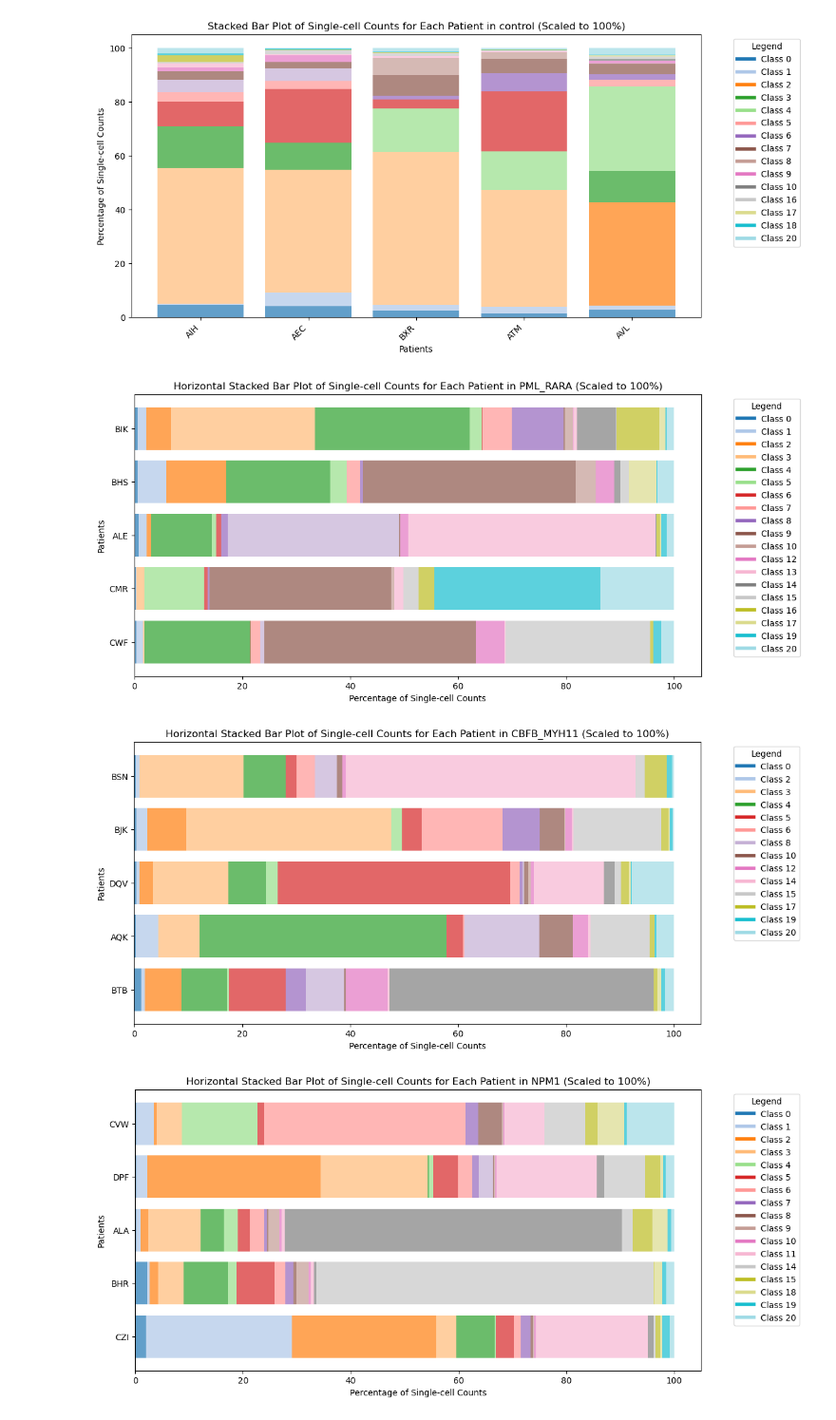
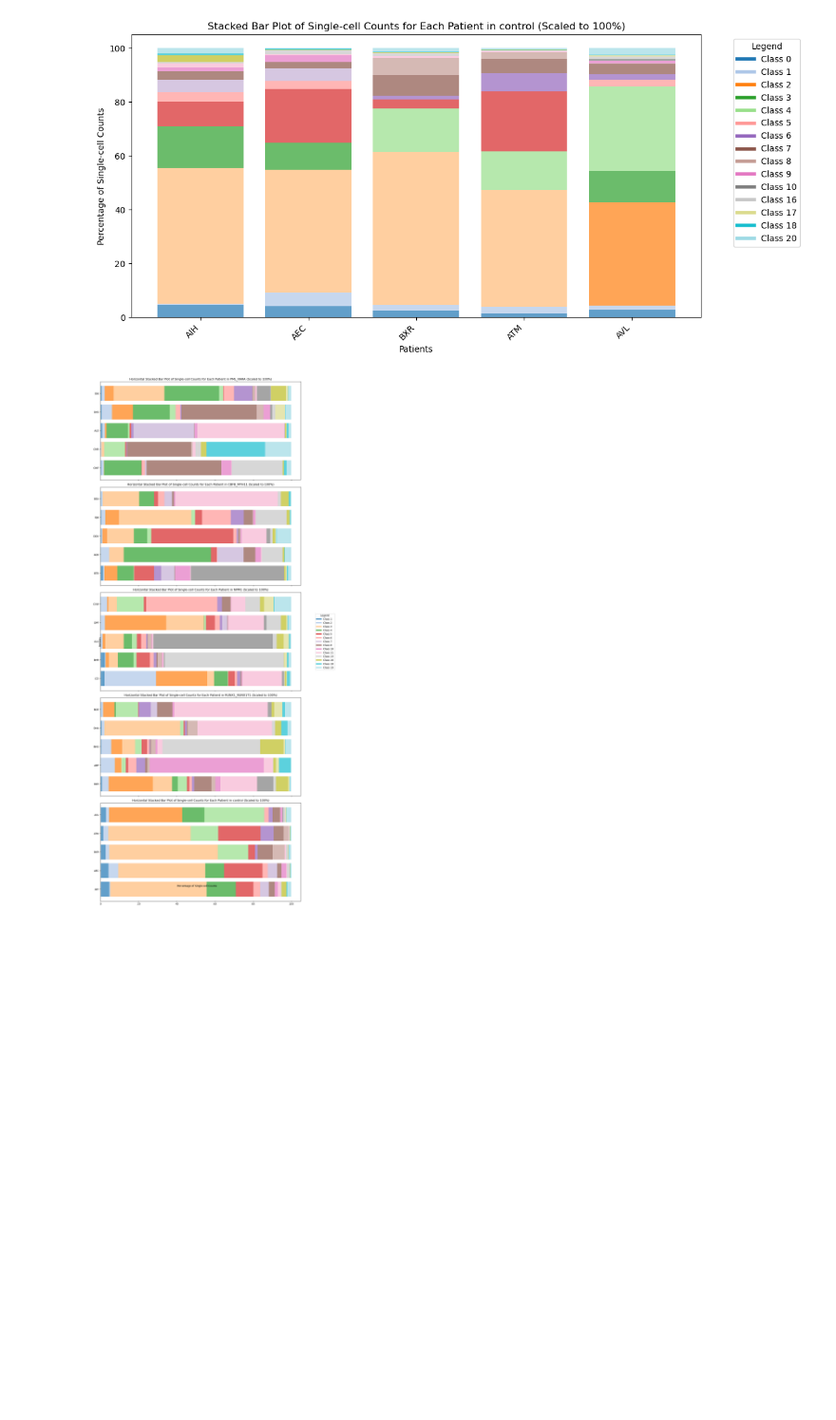
Before and after one commit to aleksandraiva/CMSCB-SCEMILA, a Jupyter notebook: SCEMILA/plot.ipynb, the cells around one changed output. Shown at 95% size. Drawn from its saved outputs; the diff is of its cells as text; code cells hidden in the pictures; blank space fills up the shorter version.

Commit message:
Improve plot

```diff
--- a/SCEMILA/plot.ipynb
+++ b/SCEMILA/plot.ipynb
@@ -187,8 +187,14 @@ for class_folder in os.listdir(data_path):
 # Path to the folder containing your subfolders
 data_path = '../data'
 
+# Initialize figure for subplots
+fig, axs = plt.subplots(nrows=len(os.listdir(data_path)), figsize=(12, 6 * len(os.listdir(data_path))), sharex=True)
+
+# Initialize legend elements for the overall plot
+legend_elements = []
+
 # Iterate over all subfolders in the data folder
-for class_folder in os.listdir(data_path):
+for i, class_folder in enumerate(os.listdir(data_path)):
     class_path = os.path.join(data_path, class_folder)
 
     # Ensure that the item is a directory
@@ -196,48 +202,50 @@ for class_folder in os.listdir(data_path):
         # Initialize lists to store data for plotting
         patient_folder_names = []
         stacked_counts_vectors = []
 
         # Iterate over all files in the folder
-        for patient_folder in os.listdir(class_path):
+        for j, patient_folder in enumerate(os.listdir(class_path)):
             if len(patient_folder) == 3:
                 probs_path = os.path.join(class_path, patient_folder) + '/single_cell_probabilities.npy'
-
-                #print(probs_path)
                 sc_probs = np.load(probs_path)
                 sc_class = np.argmax(sc_probs, axis=1)
                 counts_vector, unique_labels = get_counts_vector(sc_class)
 
                 # Normalize counts to percentages
                 counts_percentages = counts_vector / np.sum(counts_vector) * 100
 
                 # Create a custom color list for each position
                 cmap = get_cmap('tab20', len(unique_labels))
                 colors = [cmap(i) for i in range(len(unique_labels))]
 
                 # Append data for plotting
                 patient_folder_names.append(patient_folder)
                 stacked_counts_vectors.append((counts_percentages, unique_labels, colors))
 
         # Create a horizontal stacked bar plot for each file in the class
-        fig, ax = plt.subplots(figsize=(12, 6))
-        for i, (counts_percentages, unique_labels, colors) in enumerate(stacked_counts_vectors):
+        axs[i].set_title(f"Horizontal Stacked Bar Plot of Single-cell Counts for Each Patient in {class_folder} (Scaled to 100%)")
+        for k, (counts_percentages, unique_labels, colors) in enumerate(stacked_counts_vectors):
             left = 0
             for label, color in zip(unique_labels, colors):
-                ax.barh(patient_folder_names[i], counts_percentages[label], label=f"Class {label}", alpha=0.7, color=color, left=left)
+                axs[i].barh(patient_folder_names[k], counts_percentages[label], label=f"Class {label}", alpha=0.7, color=color, left=left)
                 left += counts_percentages[label]
 
-        # Create a legend showing which color corresponds to which class label
-        legend_elements = [Line2D([0], [0], color=color, lw=4, label=f'Class {label}') for label, color in zip(unique_labels, colors)]
-        ax.legend(handles=legend_elements, title="Legend", bbox_to_anchor=(1.05, 1), loc='upper left')
+            # Extend the legend elements for the overall plot
+            if i == 0 and k == 0:
+                legend_elements.extend([Line2D([0], [0], color=color, lw=4, label=f'Class {label}') for label, color in zip(unique_labels, colors)])
 
-        # Add labels and legend
-        ax.set_xlabel("Percentage of Single-cell Counts")
-        ax.set_ylabel("Patients")
-        ax.set_title(f"Horizontal Stacked Bar Plot of Single-cell Counts for Each Patient in {class_folder} (Scaled to 100%)")
+# Add labels
+fig.text(0.5, 0.04, "Percentage of Single-cell Counts", ha='center')
+fig.text(0.04, 0.5, "Patients", va='center', rotation='vertical')
 
-        # Show the plot for each class
-        plt.show()
+# Create a legend for the overall plot
+fig.legend(handles=legend_elements, title="Legend", bbox_to_anchor=(1.05, 0.5), loc='center left')
+
+# Adjust layout and save the overall plot
+plt.tight_layout()
+plt.savefig('fig3_based_on_features.png', bbox_inches='tight')
+
+# Show the plot
+plt.show()
 # %% [output]
-[figure, old version]
+[figure, new version]
-[figure, removed]
-[figure, removed]
```
Also changed, not shown: parts of 1 cell of this notebook.
